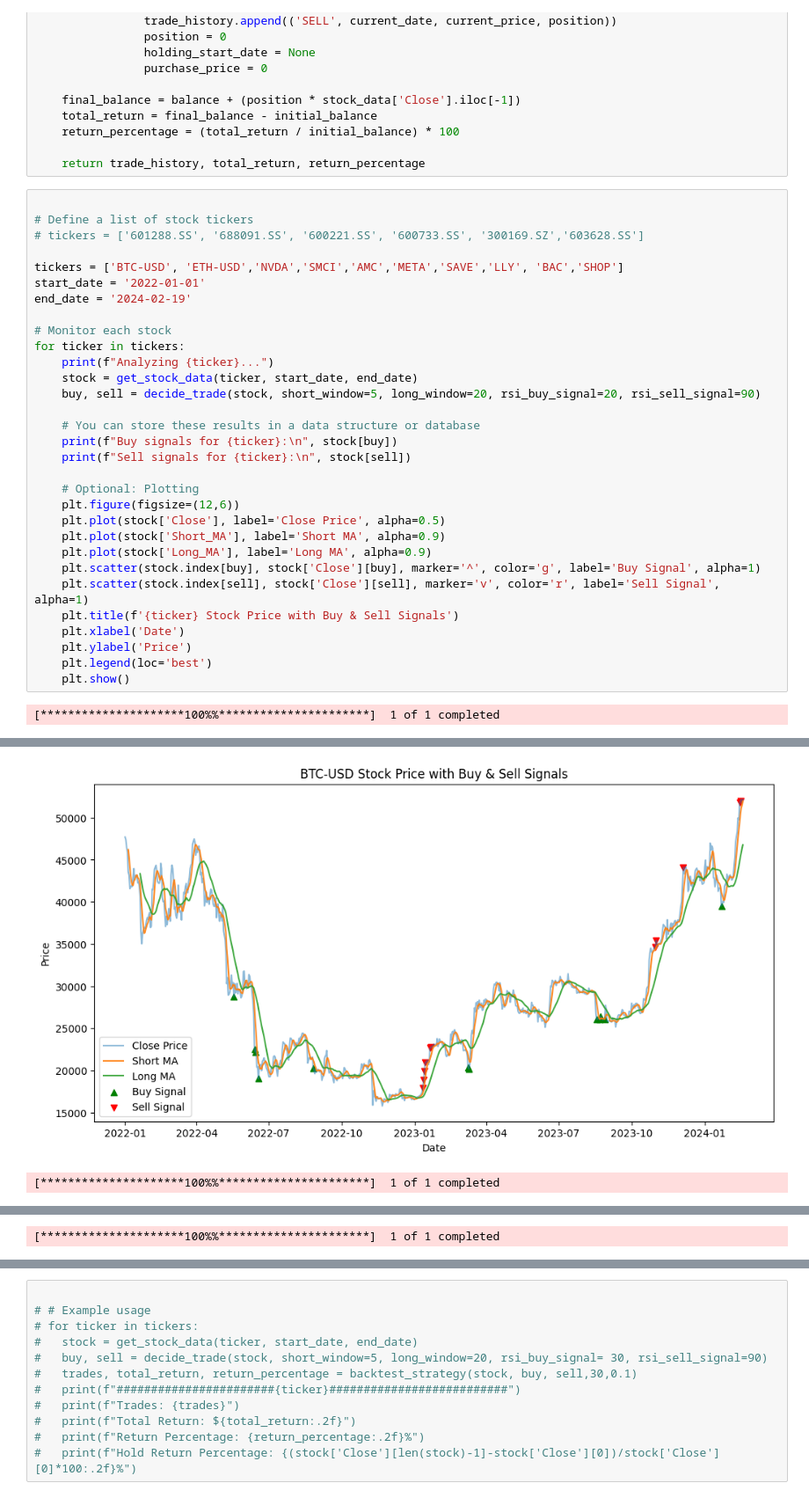
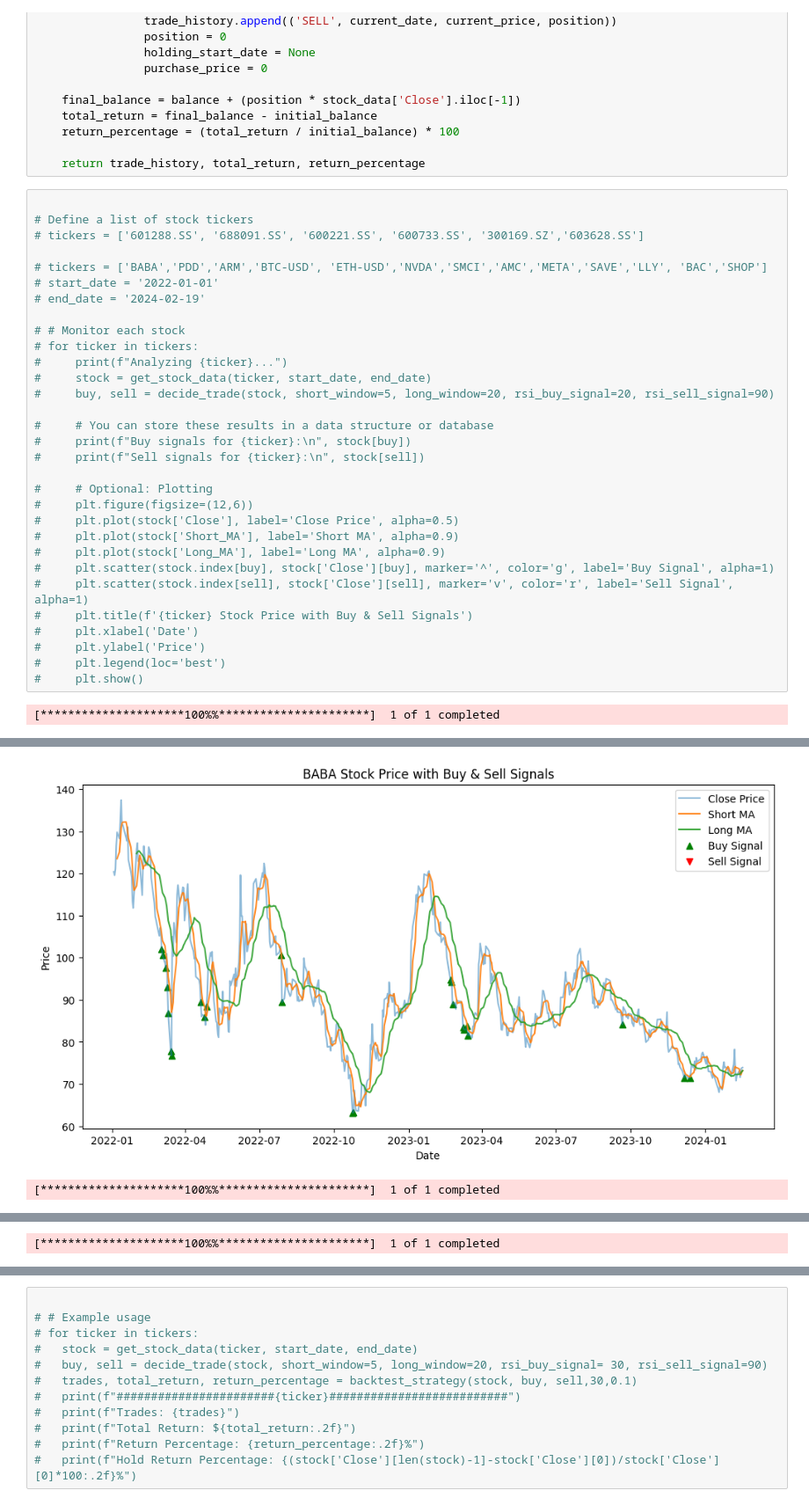
Before and after one commit to zhijiezh/stock-daily-check, a Jupyter notebook: test.ipynb, the cells around one changed output, grey strips where cells are left out. Shown at 88% size. Saved outputs shown, nothing was run; the diff lists cells and outputs as text.

Commit message:
More data

```diff
--- a/test.ipynb
+++ b/test.ipynb
@@ -130,31 +130,31 @@ def backtest_strategy(stock_data, buy_signals, sell_signals, holding_period=30,
 # Define a list of stock tickers
 # tickers = ['601288.SS', '688091.SS', '600221.SS', '600733.SS', '300169.SZ','603628.SS']
 
-tickers = ['BTC-USD', 'ETH-USD','NVDA','SMCI','AMC','META','SAVE','LLY', 'BAC','SHOP']
-start_date = '2022-01-01'
-end_date = '2024-02-19'
+# tickers = ['BABA','PDD','ARM','BTC-USD', 'ETH-USD','NVDA','SMCI','AMC','META','SAVE','LLY', 'BAC','SHOP']
+# start_date = '2022-01-01'
+# end_date = '2024-02-19'
 
-# Monitor each stock
-for ticker in tickers:
-    print(f"Analyzing {ticker}...")
-    stock = get_stock_data(ticker, start_date, end_date)
-    buy, sell = decide_trade(stock, short_window=5, long_window=20, rsi_buy_signal=20, rsi_sell_signal=90)
+# # Monitor each stock
+# for ticker in tickers:
+#     print(f"Analyzing {ticker}...")
+#     stock = get_stock_data(ticker, start_date, end_date)
+#     buy, sell = decide_trade(stock, short_window=5, long_window=20, rsi_buy_signal=20, rsi_sell_signal=90)
 
-    # You can store these results in a data structure or database
-    print(f"Buy signals for {ticker}:\n", stock[buy])
-    print(f"Sell signals for {ticker}:\n", stock[sell])
+#     # You can store these results in a data structure or database
+#     print(f"Buy signals for {ticker}:\n", stock[buy])
+#     print(f"Sell signals for {ticker}:\n", stock[sell])
 
-    # Optional: Plotting
-    plt.figure(figsize=(12,6))
-    plt.plot(stock['Close'], label='Close Price', alpha=0.5)
-    plt.plot(stock['Short_MA'], label='Short MA', alpha=0.9)
-    plt.plot(stock['Long_MA'], label='Long MA', alpha=0.9)
-    plt.scatter(stock.index[buy], stock['Close'][buy], marker='^', color='g', label='Buy Signal', alpha=1)
-    plt.scatter(stock.index[sell], stock['Close'][sell], marker='v', color='r', label='Sell Signal', alpha=1)
-    plt.title(f'{ticker} Stock Price with Buy & Sell Signals')
-    plt.xlabel('Date')
-    plt.ylabel('Price')
-    plt.legend(loc='best')
-    plt.show()
+#     # Optional: Plotting
+#     plt.figure(figsize=(12,6))
+#     plt.plot(stock['Close'], label='Close Price', alpha=0.5)
+#     plt.plot(stock['Short_MA'], label='Short MA', alpha=0.9)
+#     plt.plot(stock['Long_MA'], label='Long MA', alpha=0.9)
+#     plt.scatter(stock.index[buy], stock['Close'][buy], marker='^', color='g', label='Buy Signal', alpha=1)
+#     plt.scatter(stock.index[sell], stock['Close'][sell], marker='v', color='r', label='Sell Signal', alpha=1)
+#     plt.title(f'{ticker} Stock Price with Buy & Sell Signals')
+#     plt.xlabel('Date')
+#     plt.ylabel('Price')
+#     plt.legend(loc='best')
+#     plt.show()
 # %% [output]
 [*********************100%%**********************]  1 of 1 completed
@@ -178,2 +178,2 @@ Date
-[figure, old version]
+[figure, new version]
 [*********************100%%**********************]  1 of 1 completed
```
Also changed, not shown: parts of 2 cells of this notebook, 1 other file.
